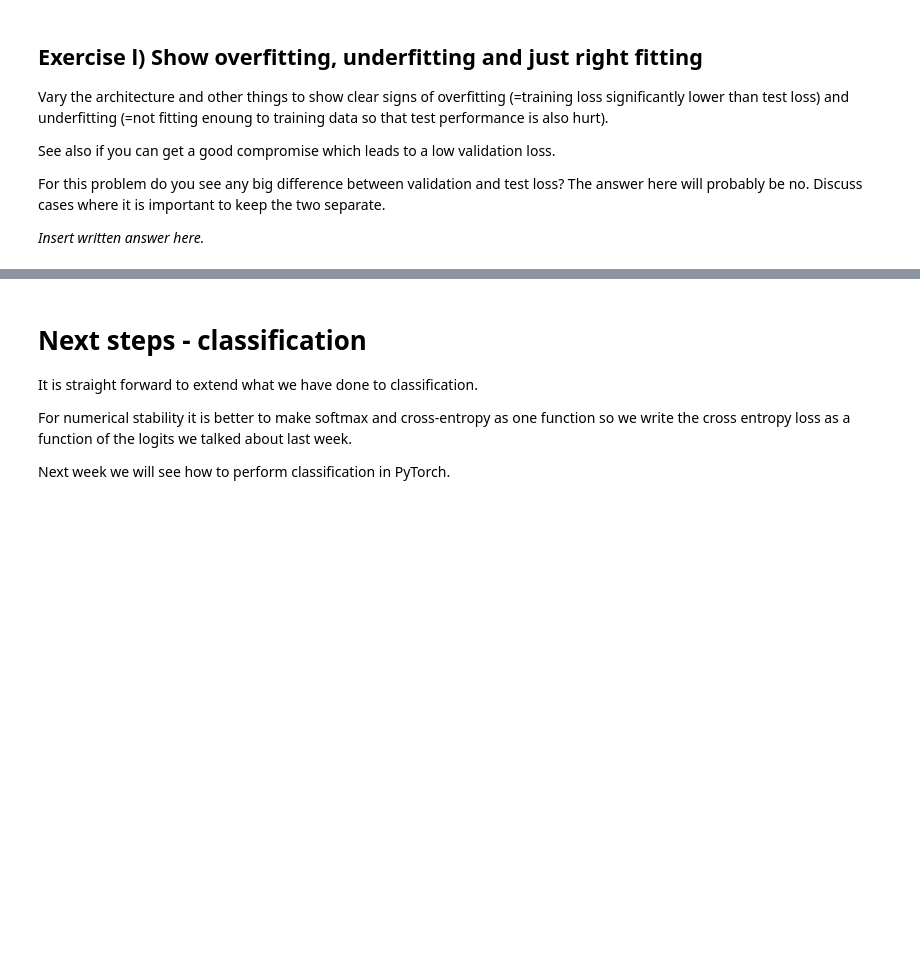
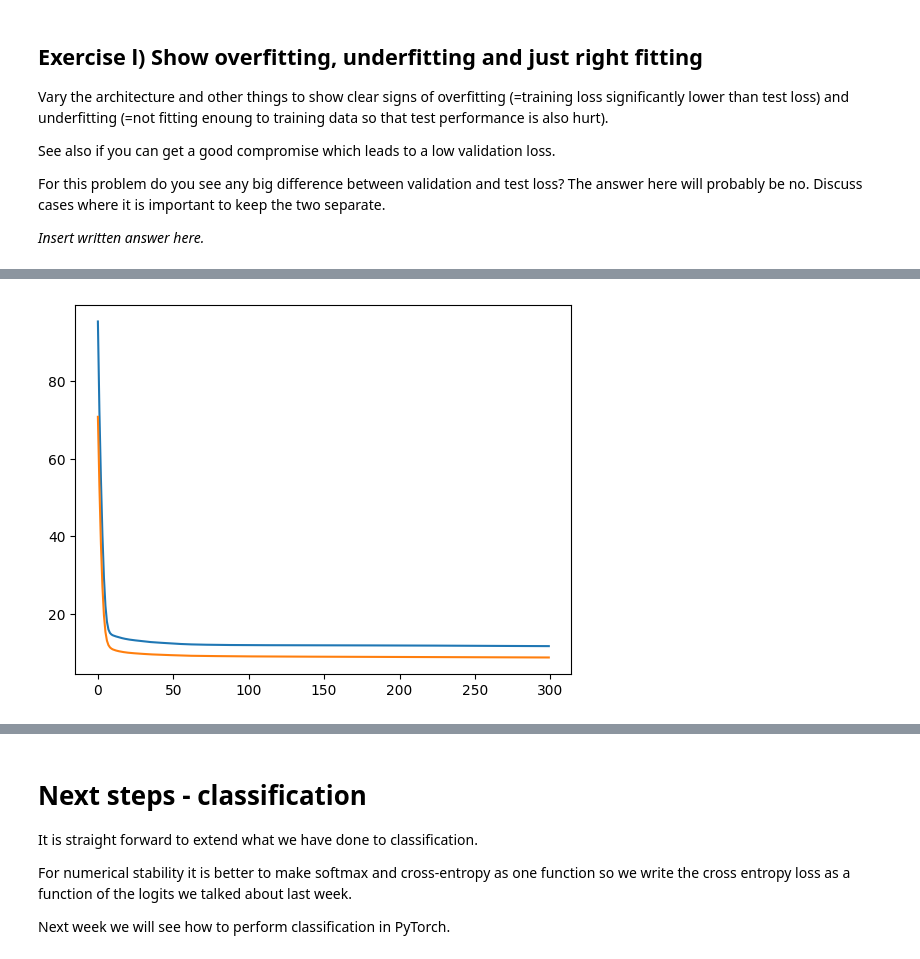
Before and after one commit to apollineblachet/Deep-Learning, a Jupyter notebook: 2_Feedforward_Python/2.1-EXE-FNN-AutoDif-Nanograd.ipynb, the cells around one changed output, grey strips where cells are left out. Cells and saved outputs as stored; diff of their text form; code cells hidden in the pictures; blank space fills up the shorter version.

```diff
--- a/2_Feedforward_Python/2.1-EXE-FNN-AutoDif-Nanograd.ipynb
+++ b/2_Feedforward_Python/2.1-EXE-FNN-AutoDif-Nanograd.ipynb
@@ -893,0 +984,5 @@ _Insert written answer here._
+# %%
+plt.plot(range(len(train_loss)), train_loss);
+plt.plot(range(len(val_loss)), val_loss);
+# %% [output]
+[figure, added]
```
Also changed, not shown: parts of 13 cells of this notebook.
